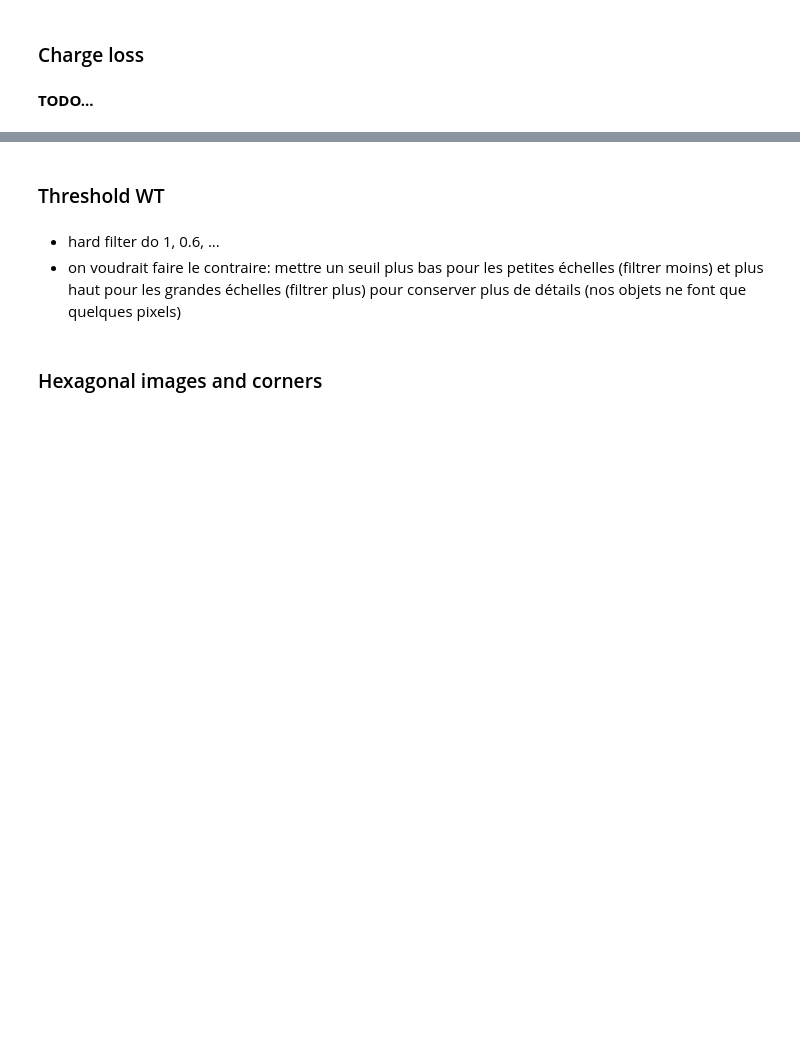
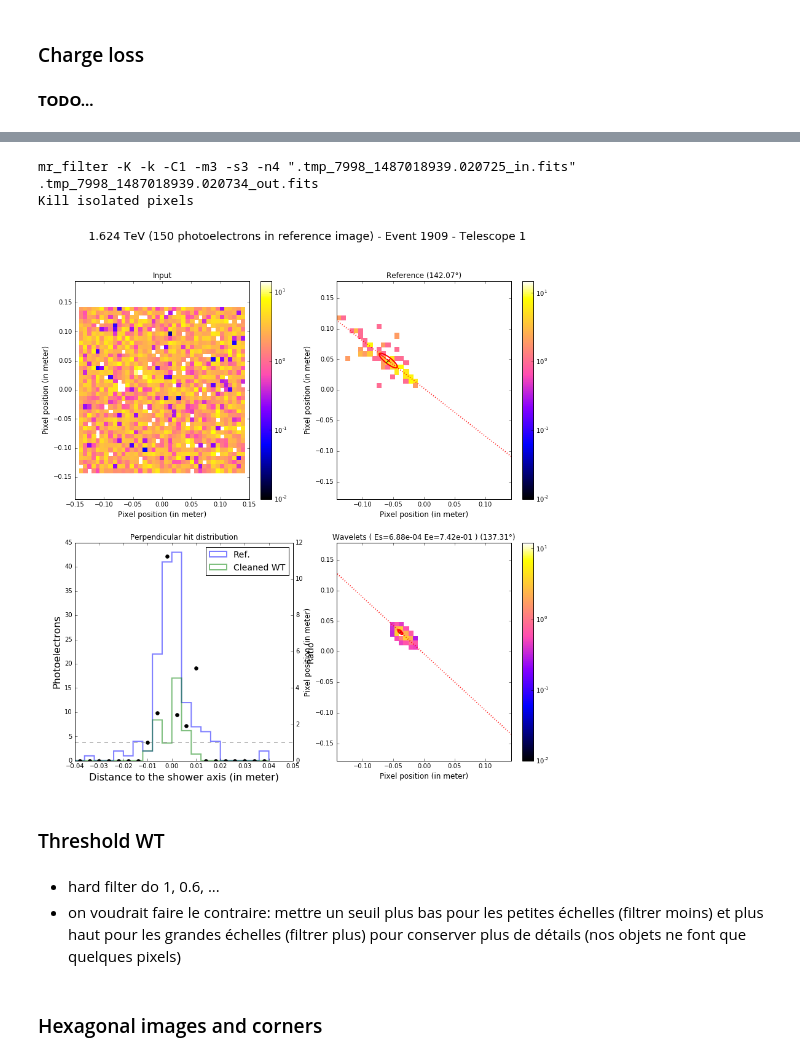
Before and after one commit to jdhp-sap/pywi-cta-legacy, a Jupyter notebook: cosmostat.ipynb, the cells around one changed output, grey strips where cells are left out. Saved outputs shown, nothing was run; the diff lists cells and outputs as text; code cells hidden in the pictures; blank space fills up the shorter version.

```diff
--- a/cosmostat.ipynb
+++ b/cosmostat.ipynb
@@ -115,3 +115,8 @@ abs(noise) $\sim \text{Poisson}(\lambda \approx 2)$
 ### Charge loss
 # %% [markdown]
 **TODO...**
+# %%
+file_path_list = [
+    "/Users/jdecock/data/astri_mini_array/fits/gamma/run1001.simtel.gz_TEL001_EV00507.fits",
+    "/Users/jdecock/data/astri_mini_array/fits/gamma/run1001.simtel.gz_TEL001_EV01909.fits"
+    ]
@@ -118,3 +128,31 @@ abs(noise) $\sim \text{Poisson}(\lambda \approx 2)$
+# %%
+@interact(kill_pix=True, hist=False, log_scale=False, ellipses=True, lateral_hst=["Wavelet", "Tailcut", None], ref_angle=False, file_path=file_path_list, mrfilter="-K -k -C1 -m3 -s3 -n4")
+def gui(kill_pix, hist, log_scale, ellipses, lateral_hst, ref_angle, file_path, mrfilter):
+    fits_images_dict, fits_metadata_dict = datapipe.io.images.load_benchmark_images(file_path)
+    input_img = fits_images_dict["input_image"]
+    reference_img = fits_images_dict["reference_image"]
+    pixels_position = fits_images_dict["pixels_position"]
+
+    fig = plt.figure(figsize=(14, 14))
+
+    common.plot_gui(fig,
+                    input_img,
+                    reference_img,
+                    pixels_position,
+                    fits_metadata_dict,
+                    wavelets_cmd=mrfilter,
+                    kill_isolated_pixels=kill_pix,
+                    plot_histogram=hist,
+                    plot_log_scale=log_scale,
+                    plot_ellipse_shower=ellipses,
+                    _plot_perpendicular_hit_distribution=lateral_hst,  # None, "Tailcut", "Wavelet"
+                    use_ref_angle_for_perpendicular_hit_distribution=ref_angle,
+                    notebook=True
+                   )
+# %% [output]
+mr_filter -K -k -C1 -m3 -s3 -n4 ".tmp_7998_1487018939.020725_in.fits" .tmp_7998_1487018939.020734_out.fits
+Kill isolated pixels
+[figure, added]
 # %% [markdown]
 ### Threshold WT
 # %% [markdown]
```
Also changed, not shown: parts of 5 cells of this notebook.
